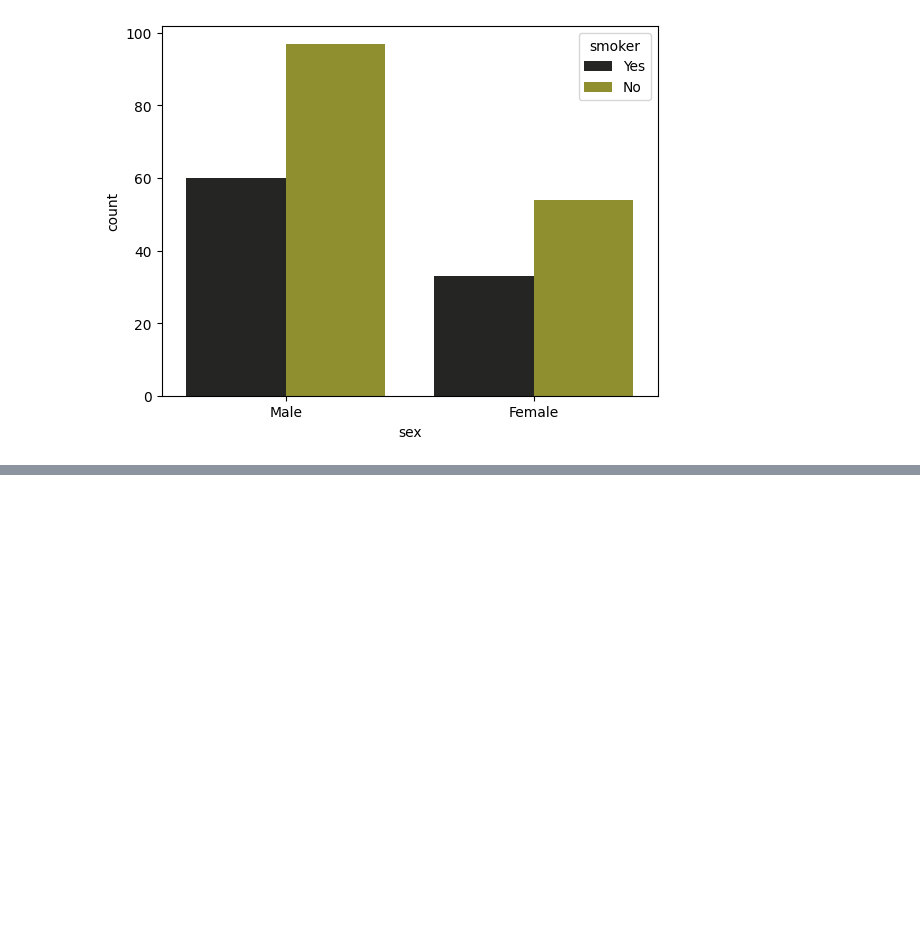
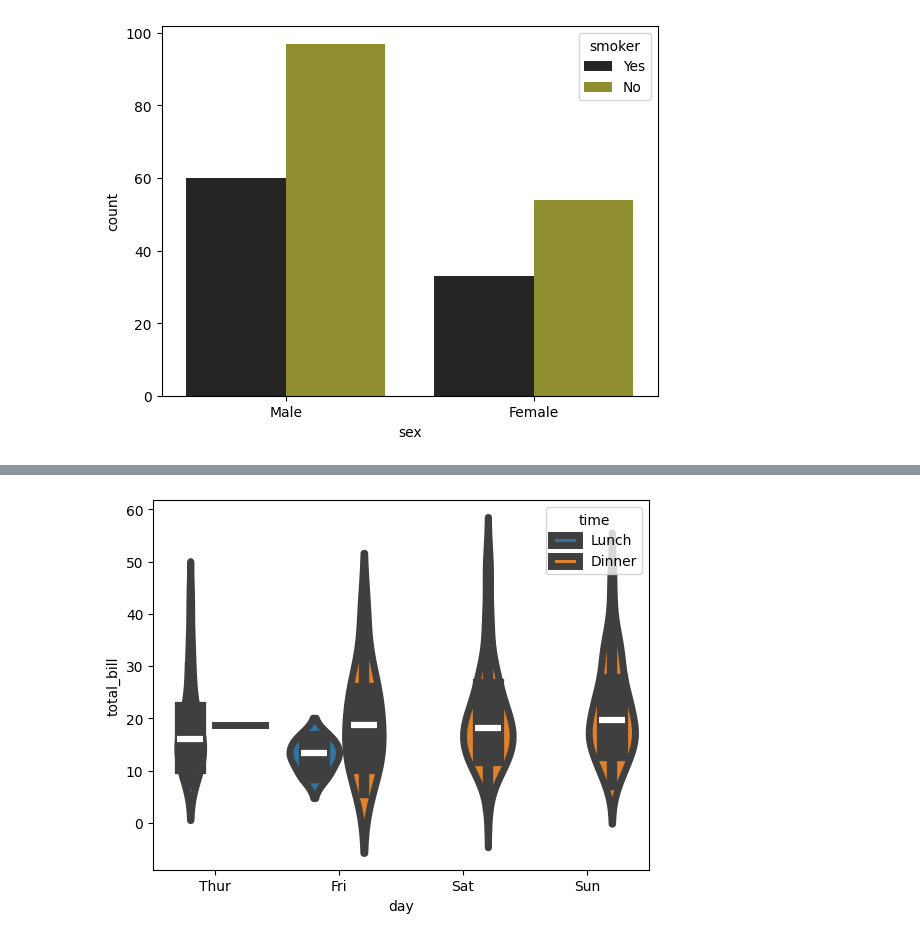
Before and after one commit to Ut-Niv/Pandas-Dataframe, a Jupyter notebook: Seaborn_demo.ipynb, the cells around one changed output, grey strips where cells are left out. Cells and saved outputs as stored; diff of their text form; code cells hidden in the pictures; blank space fills up the shorter version.

```diff
--- a/Seaborn_demo.ipynb
+++ b/Seaborn_demo.ipynb
@@ -435,0 +462,5 @@ Setting a gradient palette using color= is deprecated and will be removed in v0.
+# %%
+sns.violinplot(x='day', y = 'total_bill', data = data, hue='time', linewidth = 5)
+plt.show()
+# %% [output]
+[figure, added]
```
Also changed, not shown: parts of 20 cells of this notebook.
